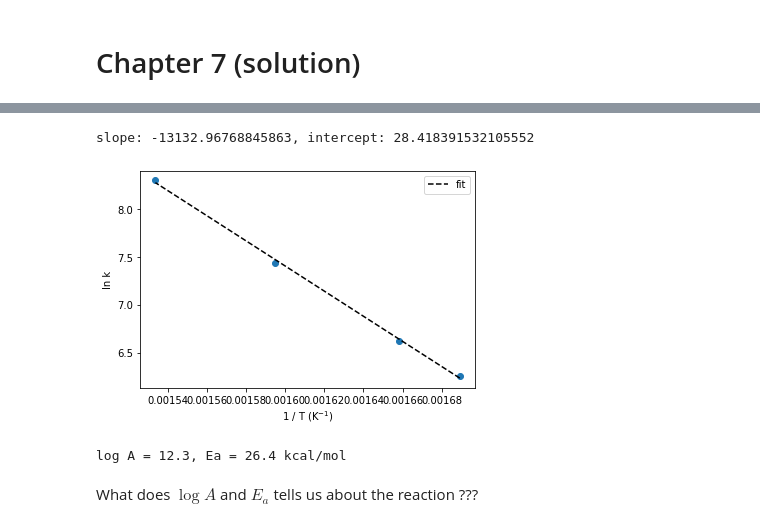
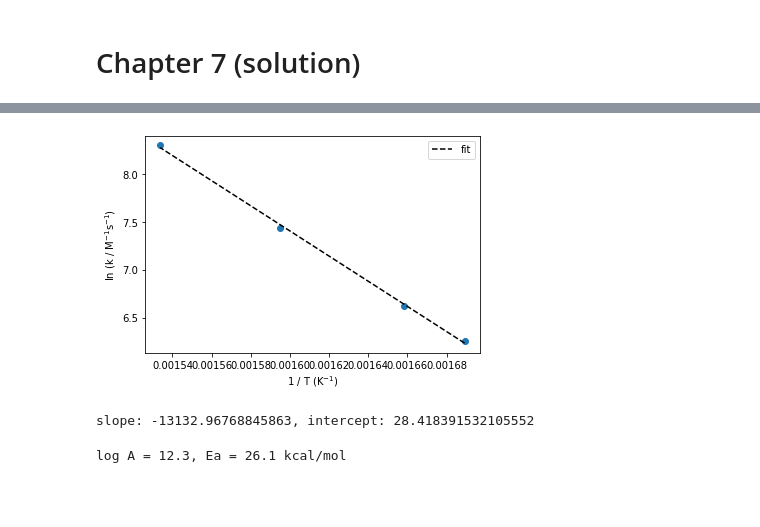
Before and after one commit to dmadea/SaR, a Jupyter notebook: Homework 7.ipynb, the cells around one changed output, grey strips where cells are left out. Saved outputs shown, nothing was run; the diff lists cells and outputs as text; code cells hidden in the pictures; blank space fills up the shorter version.

```diff
--- a/Homework 7.ipynb
+++ b/Homework 7.ipynb
@@ -38,28 +38,29 @@ $$\bf\hat{x} = \bf{A^+ y}$$
 # %%
-from scipy.linalg import lstsq  # import linear least squares solver
+# define a function for linear regression
+def linregress(xvals, yvals):
+    from scipy.linalg import lstsq  # import least squares solver
+    A = np.ones((xvals.shape[0], 2), dtype=np.float64)  # make the A matrix
+    A[:, 0] = xvals  # fill x points
+    slope, intercept = lstsq(A, yvals)[0]  # fit x
+    y_fit = slope * xvals + intercept
+    return slope, intercept, y_fit
 
-A = np.ones((rec_T.shape[0], 2), dtype=np.float64)  # make the A matrix
-A[:, 0] = rec_T  # fill x points
-
-slope, intercept = lstsq(A, ln_k)[0]  # fit x
-
-ln_k_fit = slope * rec_T + intercept
+slope, intercept, ln_k_fit = linregress(rec_T, ln_k)
 
 plt.scatter(rec_T, ln_k)
 plt.plot(rec_T, ln_k_fit, color='k', ls='--', label='fit')
 plt.xlabel("1 / T (K$^{-1}$)")
-plt.ylabel("ln k")
+plt.ylabel("ln (k / M$^{-1}$s$^{-1}$)")
 plt.legend()
+plt.show()
 print(f'slope: {slope}, intercept: {intercept}')
 # %% [output]
+[figure, new version]
 slope: -13132.96768845863, intercept: 28.418391532105552
-[figure, old version]
 # %%
 log10_A = intercept * np.log10(np.e)  # convert ln A to log10 A
-Ea = - slope * 8.314 / 4.13  # calculate activation energy from the slope, R is in cal/(mol K)
+Ea = - slope * 8.314 / 4.184  # calculate activation energy from the slope, recalculate to cal/mol
 
 print(f'log A = {log10_A:.3g}, Ea = {Ea * 1e-3:.3g} kcal/mol')
 # %% [output]
-log A = 12.3, Ea = 26.4 kcal/mol
+log A = 12.3, Ea = 26.1 kcal/mol
-# %% [markdown]
-What does $\log A$ and $E_a$ tells us about the reaction ???
```
Also changed, not shown: parts of 9 cells of this notebook.
